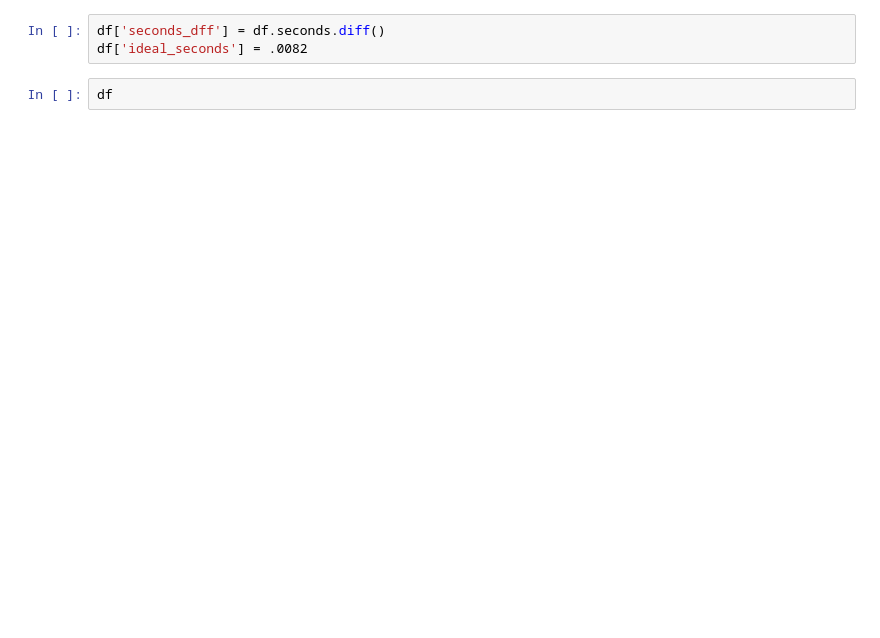
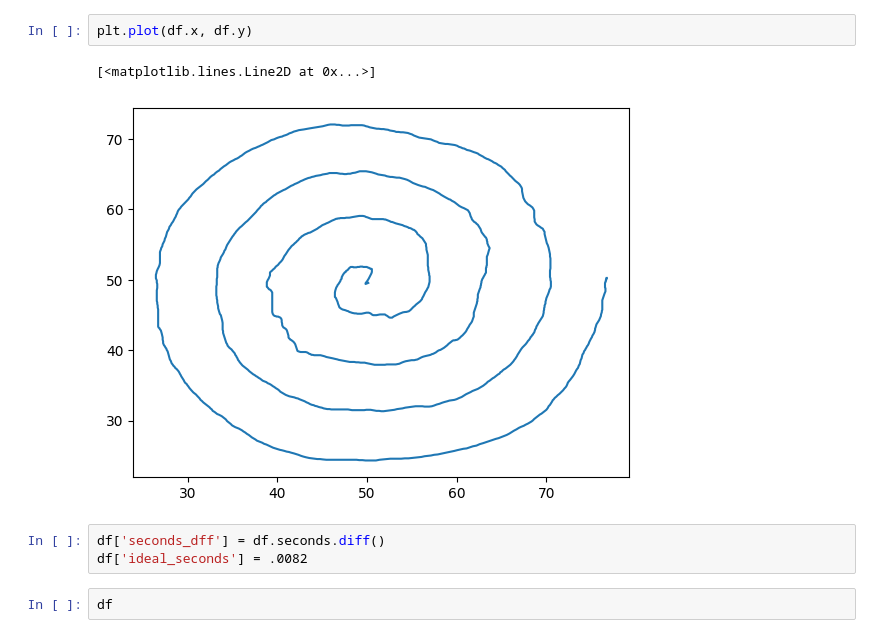
Before and after one commit to BryanGonzalez262/MOBI2024, a Jupyter notebook: SPIRAL/Code/upsample_spiral.ipynb, the cells around one changed output. Cells and saved outputs as stored; diff of their text form; blank space fills up the shorter version.

```diff
--- a/SPIRAL/Code/upsample_spiral.ipynb
+++ b/SPIRAL/Code/upsample_spiral.ipynb
@@ -20,3 +21,8 @@ df
+# %%
+plt.plot(df.x, df.y)
+# %% [output]
+[<matplotlib.lines.Line2D at 0x...>]
+[figure, added]
 # %%
 df['seconds_dff'] = df.seconds.diff()
 df['ideal_seconds'] = .0082
```
Also changed, not shown: parts of 2 cells of this notebook, 2 other files.
